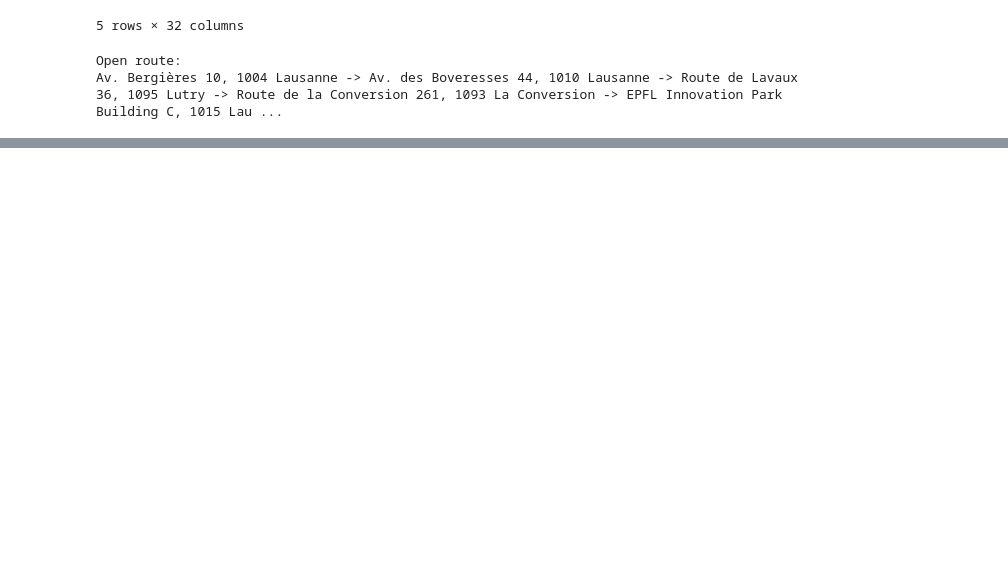
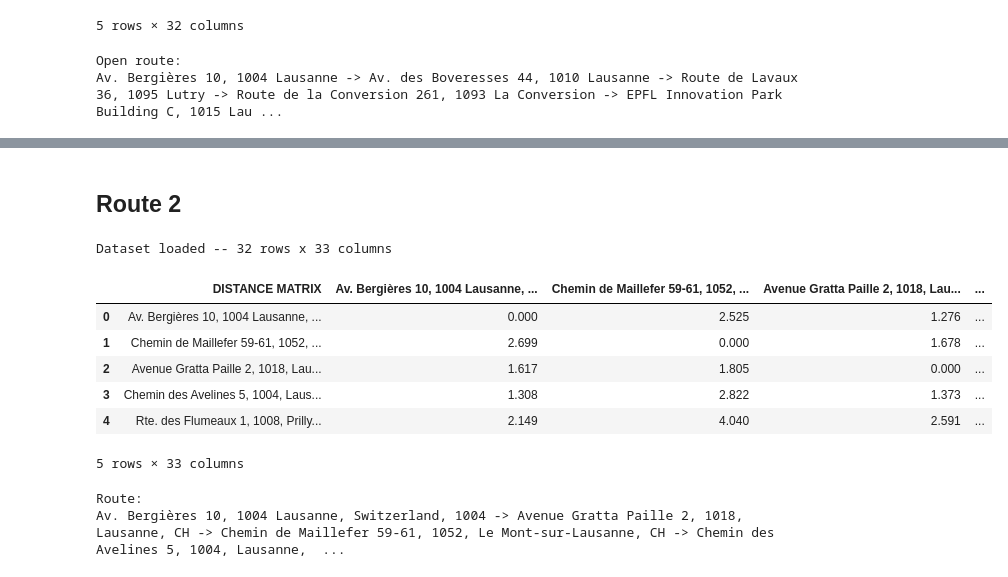
Before and after one commit to twillixa/SL, a Jupyter notebook: Main.ipynb, the cells around one changed output, grey strips where cells are left out. Drawn from its saved outputs; the diff is of its cells as text; code cells hidden in the pictures; blank space fills up the shorter version.

```diff
--- a/Main.ipynb
+++ b/Main.ipynb
@@ -1650 +1650,80 @@ ORIGINAL ROUTE
 ==========================================================================================
+# %% [markdown]
+## Route 2
+# %%
+df = pd.read_excel("distance_matrix_7.xlsx")
+print(f"Dataset loaded -- {df.shape[0]:,} rows x {df.shape[1]} columns")
+df.head()
+# %% [output]
+Dataset loaded -- 32 rows x 33 columns
+|  | DISTANCE MATRIX | Av. Bergières 10, 1004 Lausanne, ... | Chemin de Maillefer 59-61, 1052, ... | Avenue Gratta Paille 2, 1018, Lau... | ... |
+| 0 | Av. Bergières 10, 1004 Lausanne, ... | 0.000 | 2.525 | 1.276 | ... |
+| 1 | Chemin de Maillefer 59-61, 1052, ... | 2.699 | 0.000 | 1.678 | ... |
+| 2 | Avenue Gratta Paille 2, 1018, Lau... | 1.617 | 1.805 | 0.000 | ... |
+| 3 | Chemin des Avelines 5, 1004, Laus... | 1.308 | 2.822 | 1.373 | ... |
+| 4 | Rte. des Flumeaux 1, 1008, Prilly... | 2.149 | 4.040 | 2.591 | ... |
+5 rows × 33 columns
+# %%
+# ---------- Load distance matrix ----------
+file_path = "distance_matrix_7.xlsx"   # change this
+
+df = pd.read_excel("distance_matrix_7.xlsx", index_col=0)
+distance_matrix = df.to_numpy().tolist()
+locations = df.index.tolist()
+
+# ---------- Data model ----------
+data = {}
+data["distance_matrix"] = distance_matrix
+data["num_vehicles"] = 1
+data["depot"] = 0   # starting/ending node index
+
+# ---------- Routing model ----------
+manager = pywrapcp.RoutingIndexManager(
+    len(data["distance_matrix"]),
+    data["num_vehicles"],
+    data["depot"]
+)
+
+routing = pywrapcp.RoutingModel(manager)
+
+def distance_callback(from_index, to_index):
+    from_node = manager.IndexToNode(from_index)
+    to_node = manager.IndexToNode(to_index)
+    return int(data["distance_matrix"][from_node][to_node])
+
+transit_callback_index = routing.RegisterTransitCallback(distance_callback)
+routing.SetArcCostEvaluatorOfAllVehicles(transit_callback_index)
+
+# ---------- Search parameters ----------
+search_parameters = pywrapcp.DefaultRoutingSearchParameters()
+search_parameters.first_solution_strategy = (
+    routing_enums_pb2.FirstSolutionStrategy.PATH_CHEAPEST_ARC
+)
+search_parameters.local_search_metaheuristic = (
+    routing_enums_pb2.LocalSearchMetaheuristic.GUIDED_LOCAL_SEARCH
+)
+search_parameters.time_limit.seconds = 10
+
+# ---------- Solve ----------
+solution = routing.SolveWithParameters(search_parameters)
+
+# ---------- Print solution ----------
+if solution:
+    index = routing.Start(0)
+    route = []
+
+    while not routing.IsEnd(index):
+        node = manager.IndexToNode(index)
+        route.append(locations[node])
+        previous_index = index
+        index = solution.Value(routing.NextVar(index))
+
+    route.append(locations[manager.IndexToNode(index)])
+
+    print("Route:")
+    print(" -> ".join(route))
+else:
+    print("No solution found.")
+# %% [output]
+Route:
+Av. Bergières 10, 1004 Lausanne, Switzerland, 1004 -> Avenue Gratta Paille 2, 1018, Lausanne, CH -> Chemin de Maillefer 59-61, 1052, Le Mont-sur-Lausanne, CH -> Chemin des Avelines 5, 1004, Lausanne,  ...
```
Also changed, not shown: parts of 4 cells of this notebook.
